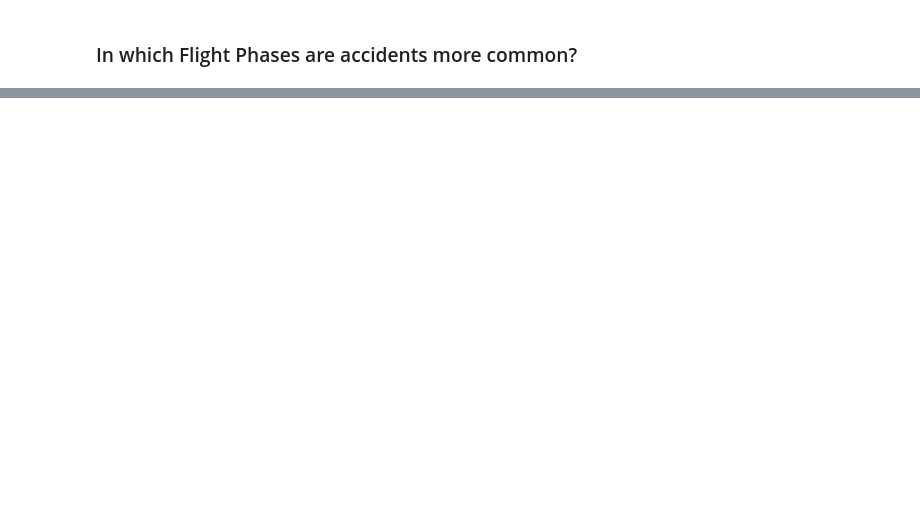
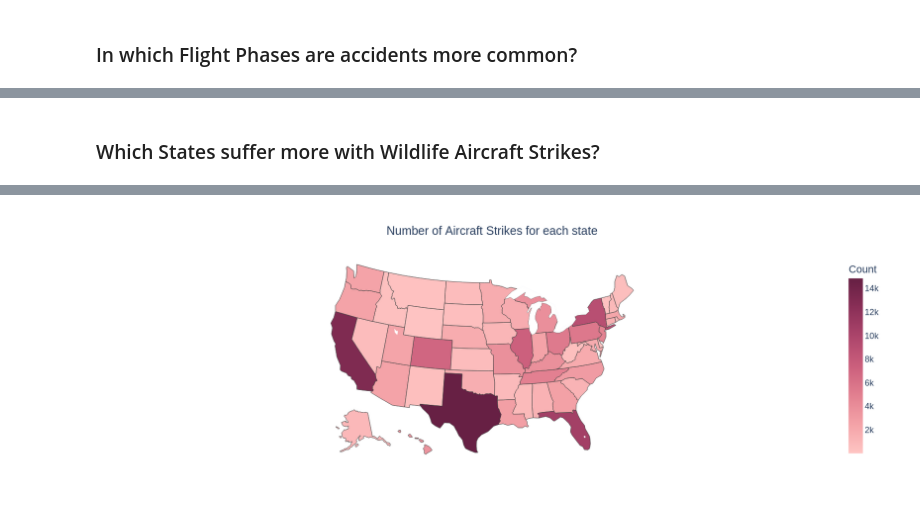
Before and after one commit to MvKaio/StudyOfAircraftWildlifeStrikes, a Jupyter notebook: notebooks/ExploratoryAnalysis.ipynb, the cells around one changed output, grey strips where cells are left out. Drawn from its saved outputs; the diff is of its cells as text; code cells hidden in the pictures; blank space fills up the shorter version.

```diff
--- a/notebooks/ExploratoryAnalysis.ipynb
+++ b/notebooks/ExploratoryAnalysis.ipynb
@@ -114,0 +151,16 @@ Mourning dove is the most common bird reported by a wide margin, being ~14.1% mo
+# %% [markdown]
+### Which States suffer more with Wildlife Aircraft Strikes?
+# %%
+states_data = df[['State', 'Record ID']].groupby('State').count().reset_index().rename(columns={'Record ID': 'Count'})
+fig = px.choropleth(states_data,
+                    locations='State',
+                    locationmode="USA-states",
+                    scope="usa",
+                    color='Count',
+                    color_continuous_scale="Burg",
+                    title='Number of Aircraft Strikes for each state')
+fig.update_layout(autosize=False, width=800, height=600)
+fig.update_layout(title_x = 0.5, font_size=18)
+
+fig.show()
+# %% [output]
@@ -114,0 +168 @@ Mourning dove is the most common bird reported by a wide margin, being ~14.1% mo
+[figure, added]
```
Also changed, not shown: parts of 14 cells of this notebook.
